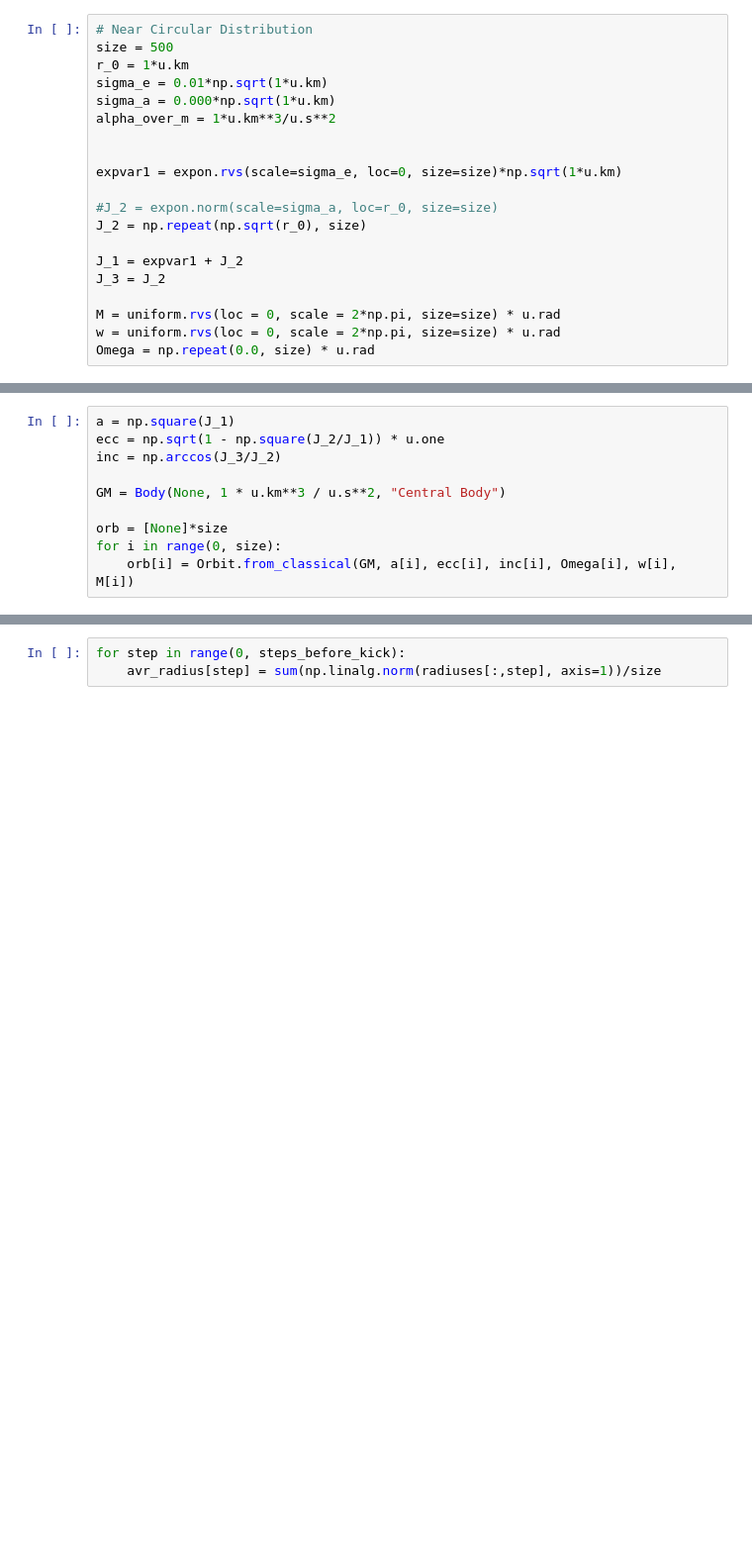
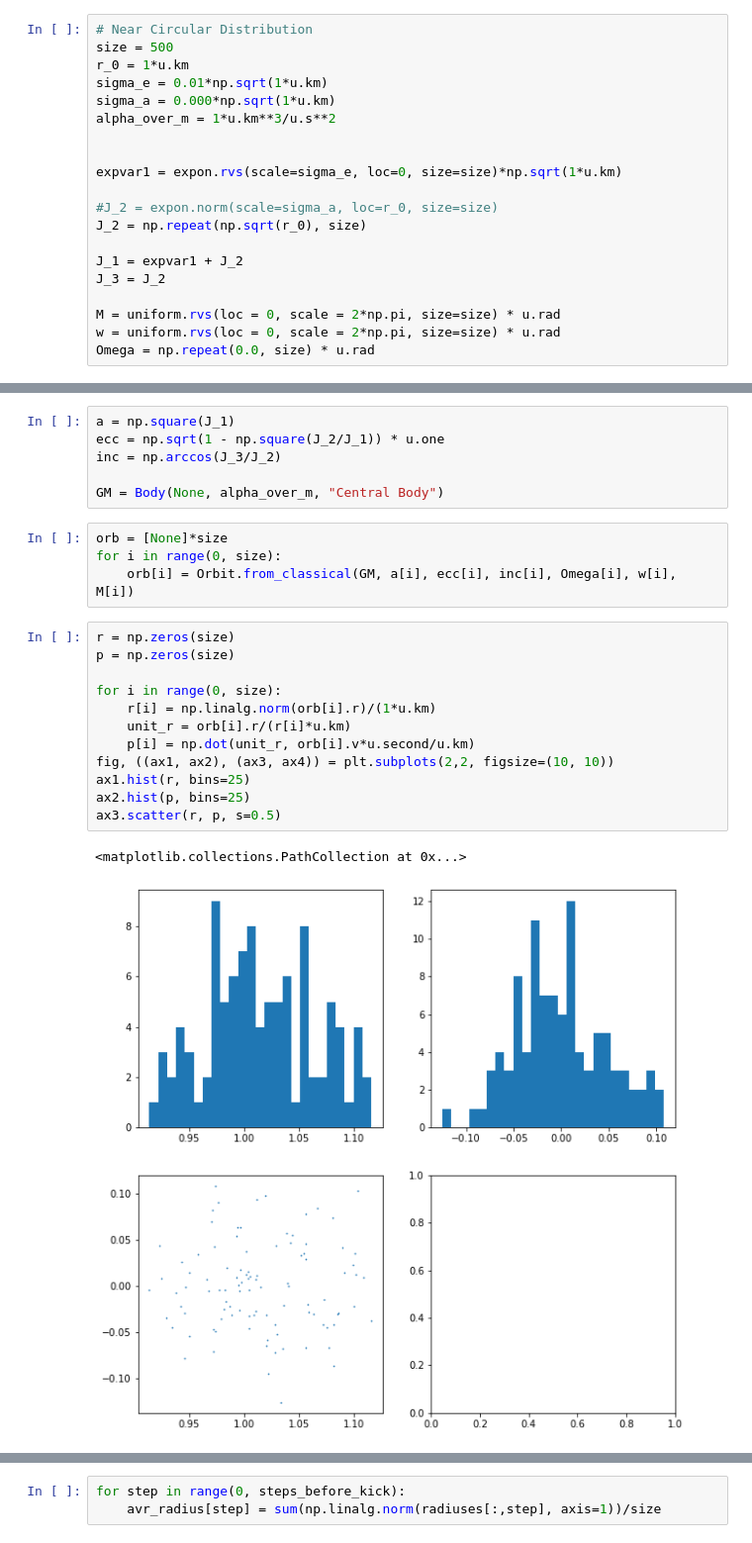
Before and after one commit to henhen724/EchoSimulation, a Jupyter notebook: PythonSimulation/Kepler Echo.ipynb, the cells around one changed output, grey strips where cells are left out. Shown: that part at 99% size. Drawn from its saved outputs; the diff is of its cells as text; blank space fills up the shorter version.

```diff
--- a/PythonSimulation/Kepler Echo.ipynb
+++ b/PythonSimulation/Kepler Echo.ipynb
@@ -72,11 +111,26 @@ Decoherance Time:  209.43951023931953 s
 Inital average radius:  1.0303 km
+# %%
+a = np.square(J_1)
+ecc = np.sqrt(1 - np.square(J_2/J_1)) * u.one
+inc = np.arccos(J_3/J_2)
+
+GM = Body(None, alpha_over_m, "Central Body")
 # %%
-a = np.square(J_1)
-ecc = np.sqrt(1 - np.square(J_2/J_1)) * u.one
-inc = np.arccos(J_3/J_2)
-
-GM = Body(None, 1 * u.km**3 / u.s**2, "Central Body")
-
 orb = [None]*size
 for i in range(0, size):
     orb[i] = Orbit.from_classical(GM, a[i], ecc[i], inc[i], Omega[i], w[i], M[i])
+# %%
+r = np.zeros(size)
+p = np.zeros(size)
+
+for i in range(0, size):
+    r[i] = np.linalg.norm(orb[i].r)/(1*u.km)
+    unit_r = orb[i].r/(r[i]*u.km)
+    p[i] = np.dot(unit_r, orb[i].v*u.second/u.km)
+fig, ((ax1, ax2), (ax3, ax4)) = plt.subplots(2,2, figsize=(10, 10))
+ax1.hist(r, bins=25)
+ax2.hist(p, bins=25)
+ax3.scatter(r, p, s=0.5)
+# %% [output]
+<matplotlib.collections.PathCollection at 0x...>
+[figure, added]
```
Also changed, not shown: parts of 16 cells of this notebook.
